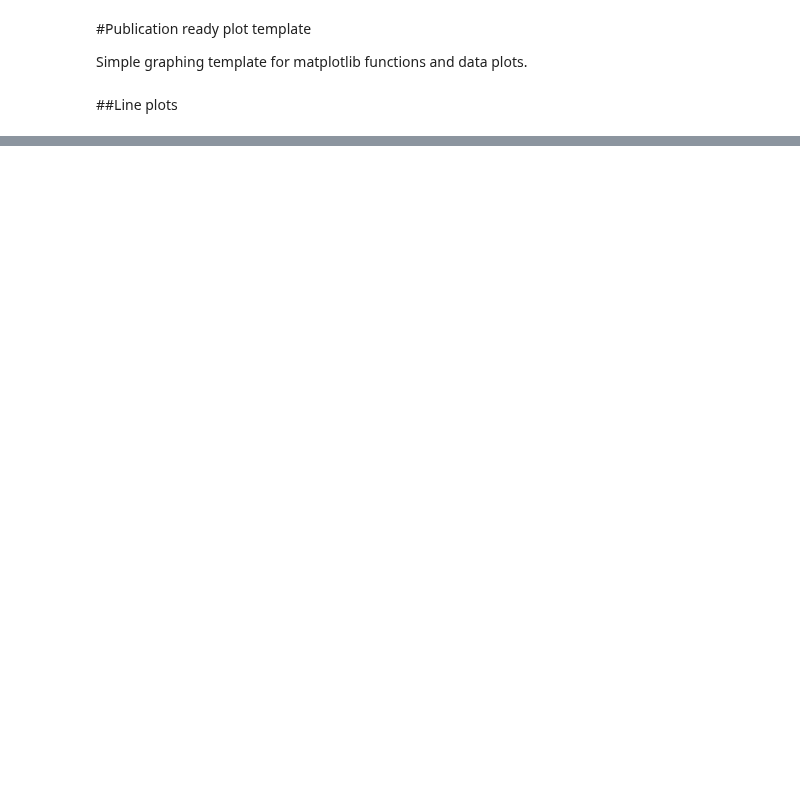
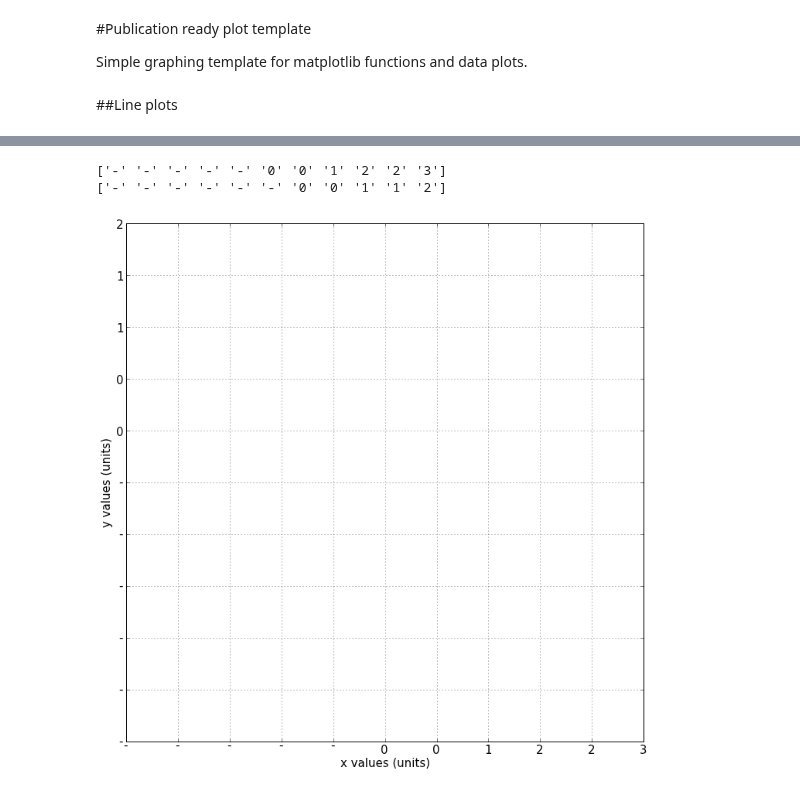
Before and after one commit to kbouch/PHYS202-S13, a Jupyter notebook: PlotTemplates.ipynb, the cells around one changed output, grey strips where cells are left out. Drawn from its saved outputs; the diff is of its cells as text; code cells hidden in the pictures; blank space fills up the shorter version.

```diff
--- a/PlotTemplates.ipynb
+++ b/PlotTemplates.ipynb
@@ -78,0 +166,6 @@ from matplotlib.pyplot import *
+# %%
+n = 200
+x = np.random.normal(0,1,n)
+y = np.random.normal(0,1,n)
+print x[:20]
+print y[:20]
@@ -78,0 +181,48 @@ from matplotlib.pyplot import *
+# %%
+fig3 = plt.figure(num=1,figsize=(12.0,12.0),frameon=True,dpi=100)
+ax3 = fig.add_axes([0,1,1,1],frameon=False)
+
+ax3.plot(x, y,'.', color=(0.366,0.0,0.634), label='random scatter')
+
+plt.xlabel('x values (units)',fontsize=15)
+plt.ylabel('y values (units)',fontsize=15)
+plt.xlim(x.min(),x.max())
+plt.ylim(y.min(),y.max())
+plt.legend(loc='lower left')
+plt.grid(b=True, which='major', axis='both')
+
+xstep = (x.max() - x.min())/10.0
+my_xlocs = np.arange(x.min(), x.max() + xstep, xstep, dtype=np.float32)
+my_xticklab = np.empty(len(my_xlocs),dtype=np.str_)
+for i in range(len(my_ylocs)):
+    my_xticklab[i] = '%g' % my_xlocs[i]
+plt.xticks(my_xlocs,my_xticklab,fontsize=15)
+
+
+ystep = (y.max() - y.min())/10.0
+my_ylocs = np.arange(y.min(), y.max() + ystep, ystep, dtype=np.float32)
+my_yticklab = np.empty(len(my_ylocs),dtype=np.str_)
+for i in range(len(my_ylocs)):
+    my_yticklab[i] = str(my_ylocs[i])
+plt.yticks(my_ylocs,my_yticklab,fontsize=15)
+
+print my_xticklab
+print my_yticklab
+
+#print ax.spines # spine class variable is a dictionary
+#print ax.spines.keys()
+#print ax.spines.values()
+
+# access each Spine object located in the spines dictionary
+#ax.spines['top'].set_color('none')
+#ax.spines['right'].set_color('none')
+#ax.xaxis.set_ticks_position('bottom')
+#ax.spines['bottom'].set_position( ('data',0.0) )
+#ax.yaxis.set_ticks_position('left')
+#ax.spines['left'].set_position( ('data',0.0) )
+
+plt.show()
+# %% [output]
+['-' '-' '-' '-' '-' '0' '0' '1' '2' '2' '3']
+['-' '-' '-' '-' '-' '-' '0' '0' '1' '1' '2']
+[figure, added]
```
Also changed, not shown: parts of 6 cells of this notebook.
